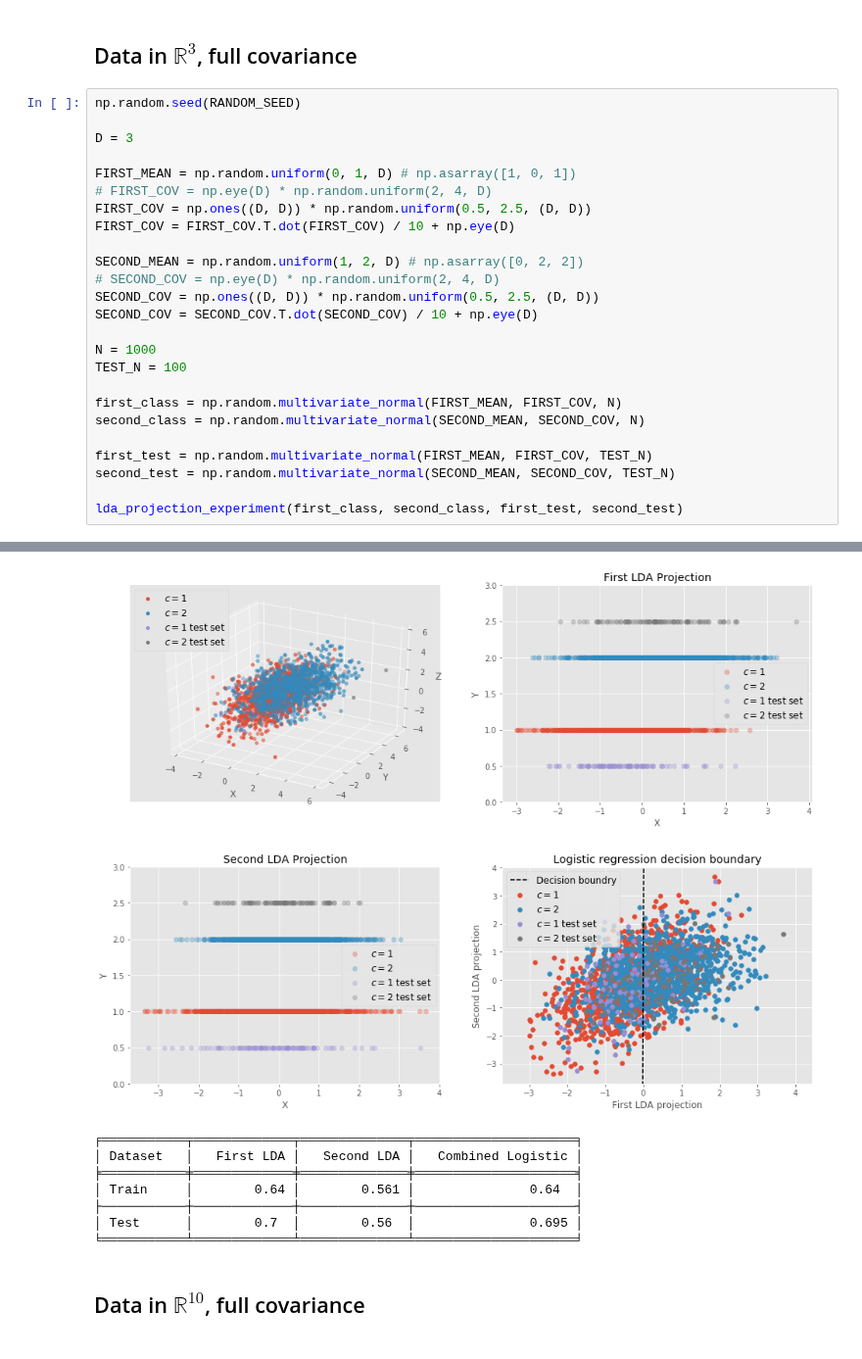
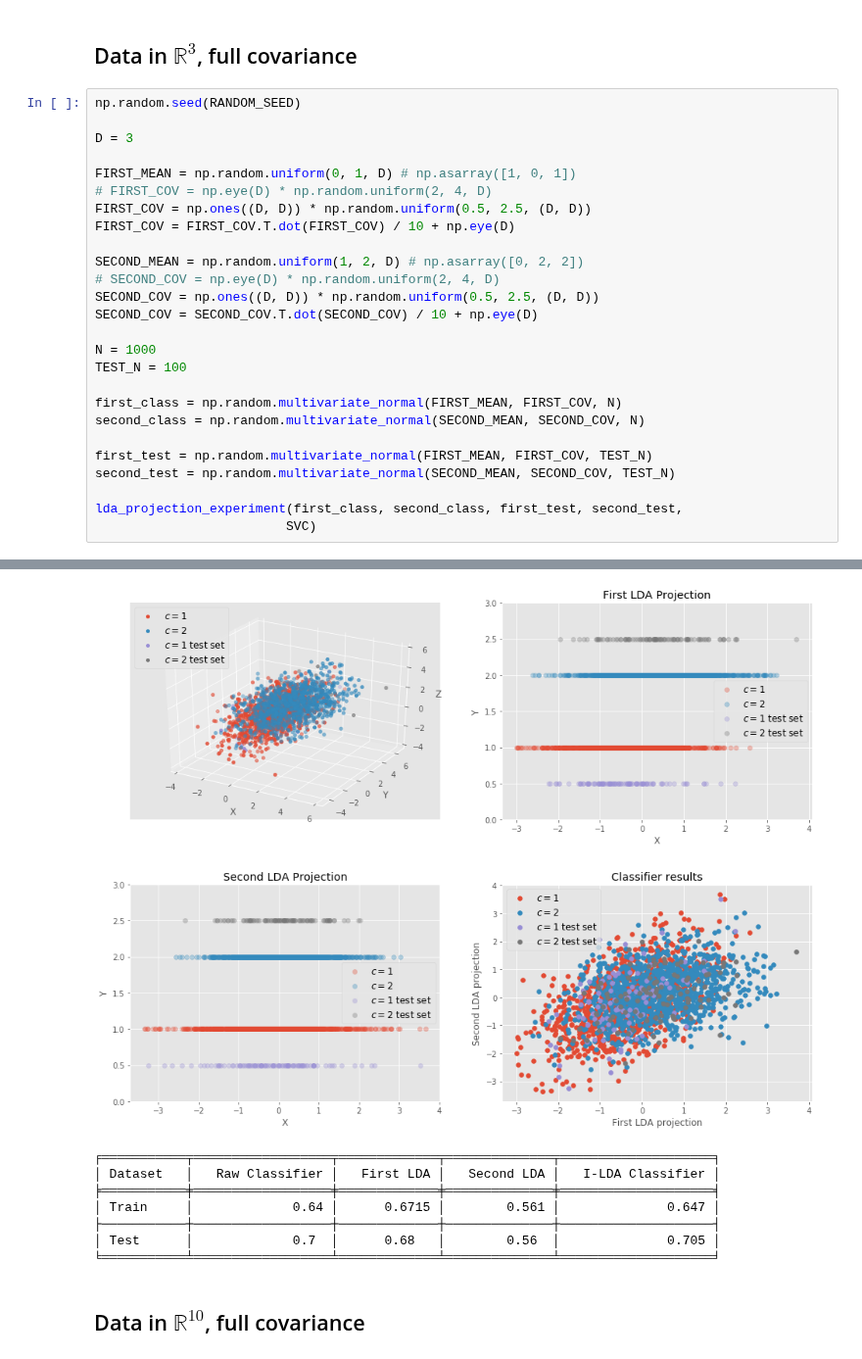
Before and after one commit to guydav/minerva, a Jupyter notebook: notebooks/CS156/0.X Final Project - Iterative LDA.ipynb, the cells around one changed output, grey strips where cells are left out. Shown at 98% size. Saved outputs shown, nothing was run; the diff lists cells and outputs as text.

```diff
--- a/notebooks/CS156/0.X Final Project - Iterative LDA.ipynb
+++ b/notebooks/CS156/0.X Final Project - Iterative LDA.ipynb
@@ -256,5 +253,6 @@ second_class = np.random.multivariate_normal(SECOND_MEAN, SECOND_COV, N)
 first_test = np.random.multivariate_normal(FIRST_MEAN, FIRST_COV, TEST_N)
 second_test = np.random.multivariate_normal(SECOND_MEAN, SECOND_COV, TEST_N)
 
-lda_projection_experiment(first_class, second_class, first_test, second_test)
+lda_projection_experiment(first_class, second_class, first_test, second_test,
+                         SVC)
 # %% [output]
@@ -270,11 +271,11 @@ Test Prediction accuracy: 0.695
-[figure, old version]
+[figure, new version]
-╒═══════════╤═════════════╤══════════════╤═════════════════════╕
-│ Dataset   │   First LDA │   Second LDA │   Combined Logistic │
-╞═══════════╪═════════════╪══════════════╪═════════════════════╡
-│ Train     │        0.64 │        0.561 │               0.64  │
-├───────────┼─────────────┼──────────────┼─────────────────────┤
-│ Test      │        0.7  │        0.56  │               0.695 │
-╘═══════════╧═════════════╧══════════════╧═════════════════════╛
+╒═══════════╤══════════════════╤═════════════╤══════════════╤════════════════════╕
+│ Dataset   │   Raw Classifier │   First LDA │   Second LDA │   I-LDA Classifier │
+╞═══════════╪══════════════════╪═════════════╪══════════════╪════════════════════╡
+│ Train     │             0.64 │      0.6715 │        0.561 │              0.647 │
+├───────────┼──────────────────┼─────────────┼──────────────┼────────────────────┤
+│ Test      │             0.7  │      0.68   │        0.56  │              0.705 │
+╘═══════════╧══════════════════╧═════════════╧══════════════╧════════════════════╛
 # %% [markdown]
 ## Data in $\mathbb{R}^{10}$, full covariance
 # %%
```
Also changed, not shown: parts of 19 cells of this notebook, 17 other files.
